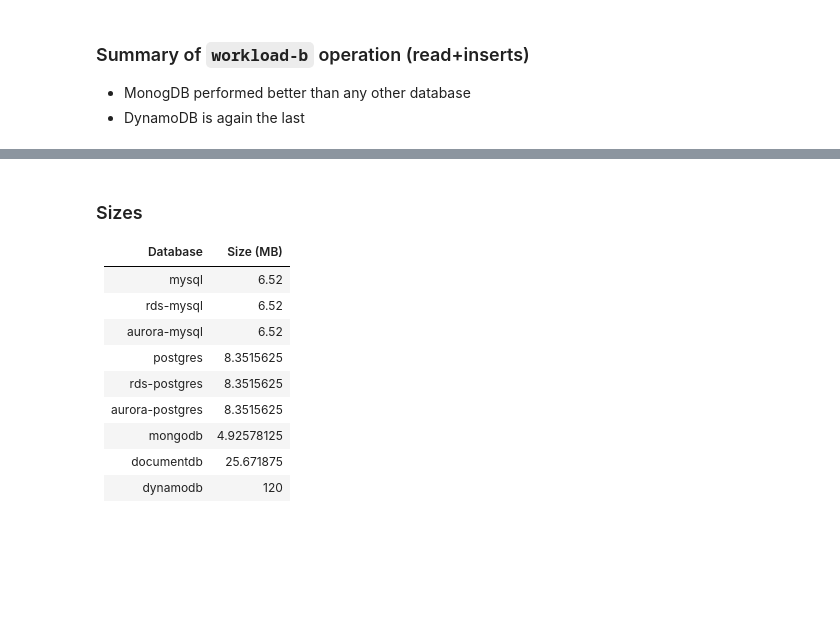
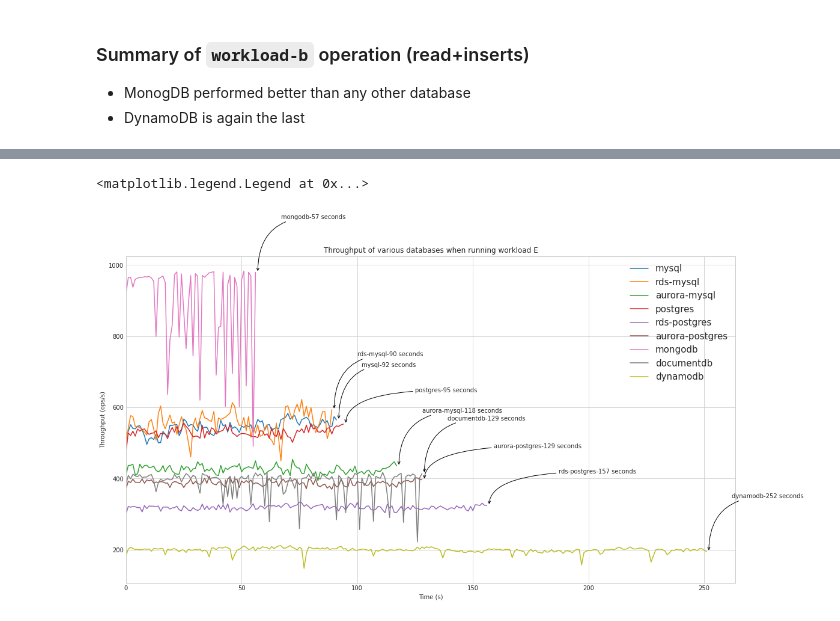
Before and after one commit to handabaldeep/cloud-based-evaluation-of-databases, a Jupyter notebook: plot_results.ipynb, the cells around one changed output, grey strips where cells are left out. Saved outputs shown, nothing was run; the diff lists cells and outputs as text; code cells hidden in the pictures; blank space fills up the shorter version.

```diff
--- a/plot_results.ipynb
+++ b/plot_results.ipynb
@@ -319,14 +319,44 @@ plt.legend(prop={"size": 15})
-# %% [markdown]
-### Sizes
-
-|Database|Size (MB)|
-|--------|---------|
-|mysql|6.52|
-|rds-mysql|6.52|
-|aurora-mysql|6.52|
-|postgres|8.3515625|
-|rds-postgres|8.3515625|
-|aurora-postgres|8.3515625|
-|mongodb|4.92578125|
-|documentdb|25.671875|
-|dynamodb|120|
+# %%
+plt.style.use('seaborn-whitegrid')
+fig = plt.figure()
+
+fig.set_figheight(10)
+fig.set_figwidth(40)
+
+ax = fig.add_subplot(121)
+
+stats_run_e_values = {}
+
+# Graphs for "load" operation
+for db in databases:
+    stats_run_e_values[db] = (
+        db_run_e_dfs[db]["MaxLatency"].max(),
+        db_run_e_dfs[db]["MinLatency"].min(),
+        db_run_e_dfs[db]["AvgLatency"].mean()
+    )
+    ax.plot(db_run_e_dfs[db]["Throughput"], label = db)
+    if db not in ["rds-postgres", "postgres", "aurora-postgres"]:
+        ax.annotate(
+            f"{db}-{db_run_e_dfs[db]['Throughput'].size} seconds",
+            xy=(db_run_e_dfs[db]["Throughput"].size, db_run_e_dfs[db]["Throughput"].iloc[-1]),
+            xytext=(db_run_e_dfs[db]["Throughput"].size+10, db_run_e_dfs[db]["Throughput"].iloc[-1]+150),
+            arrowprops=dict(arrowstyle="->",
+                                connectionstyle="angle3,angleA=0,angleB=-90")
+        )
+    else:
+        ax.annotate(
+            f"{db}-{db_run_e_dfs[db]['Throughput'].size} seconds",
+            xy=(db_run_e_dfs[db]["Throughput"].size, db_run_e_dfs[db]["Throughput"].iloc[-1]),
+            xytext=(db_run_e_dfs[db]["Throughput"].size+30, db_run_e_dfs[db]["Throughput"].iloc[-1]+90),
+            arrowprops=dict(arrowstyle="->",
+                                connectionstyle="angle3,angleA=0,angleB=-90")
+        )
+
+ax.set(title='Throughput of various databases when running workload E')
+ax.set_xlim(xmin=0)
+plt.xlabel("Time (s)")
+plt.ylabel("Throughput (ops/s)")
+plt.legend(prop={"size": 15})
+# %% [output]
+<matplotlib.legend.Legend at 0x...>
+[figure, added]
```
Also changed, not shown: parts of 3 cells of this notebook.
